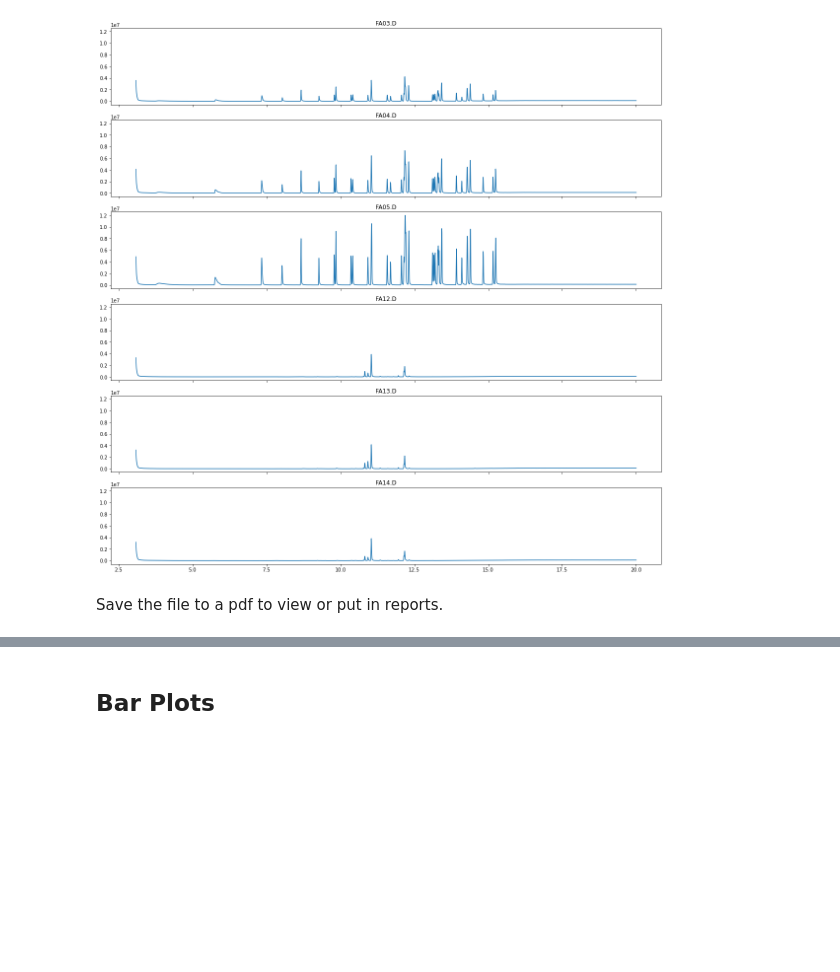
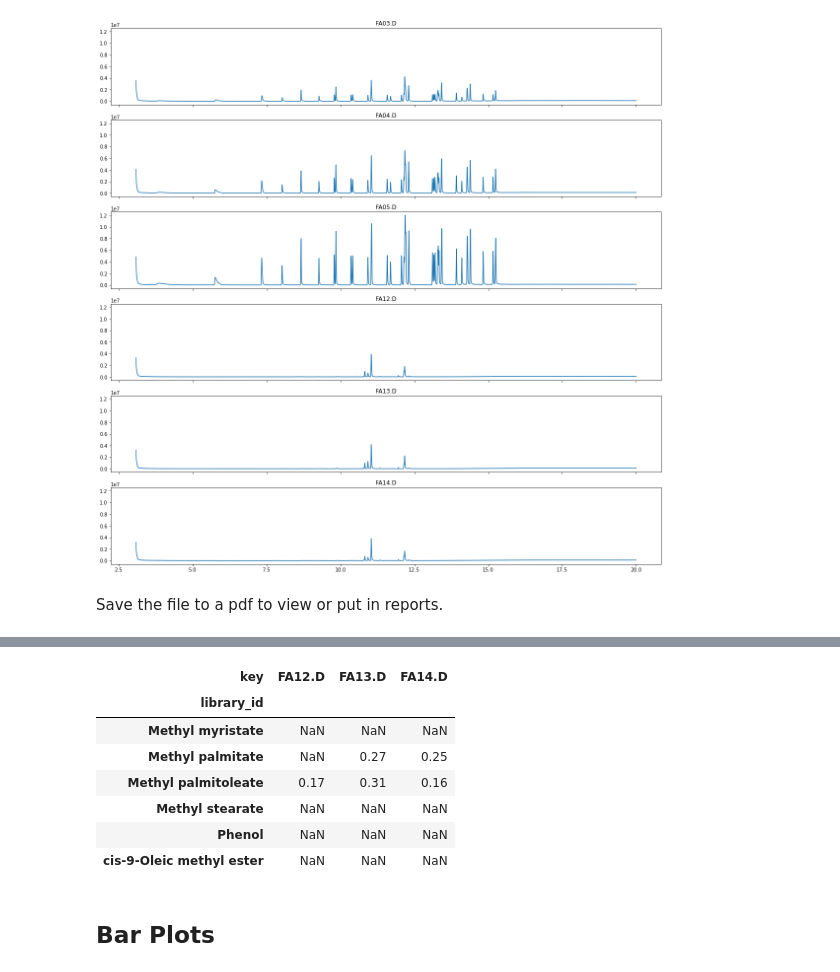
Before and after one commit to audere-labs/pyvalence-on-rails, a Jupyter notebook: notebooks/reporting.ipynb, the cells around one changed output, grey strips where cells are left out. Saved outputs shown, nothing was run; the diff lists cells and outputs as text; code cells hidden in the pictures; blank space fills up the shorter version.

```diff
--- a/notebooks/reporting.ipynb
+++ b/notebooks/reporting.ipynb
@@ -48,3 +63,19 @@ f.savefig("chromatograms.pdf", bbox_inches='tight')
+# %%
+conc_exp = conc[~conc.index.isin(a)]
+pvt_conc_exp = pd.pivot_table(conc_exp.reset_index(),
+                                 values='conc',
+                                columns = 'key',
+                                index = 'library_id')
+pvt_conc_exp.round(2)
+# %% [output]
+| key | FA12.D | FA13.D | FA14.D |
+| library_id |  |  |  |
+| Methyl myristate | NaN | NaN | NaN |
+| Methyl palmitate | NaN | 0.27 | 0.25 |
+| Methyl palmitoleate | 0.17 | 0.31 | 0.16 |
+| Methyl stearate | NaN | NaN | NaN |
+| Phenol | NaN | NaN | NaN |
+| cis-9-Oleic methyl ester | NaN | NaN | NaN |
 # %% [markdown]
 ## Bar Plots
 # %% [markdown]
```
Also changed, not shown: parts of 6 cells of this notebook, 1 other file.
